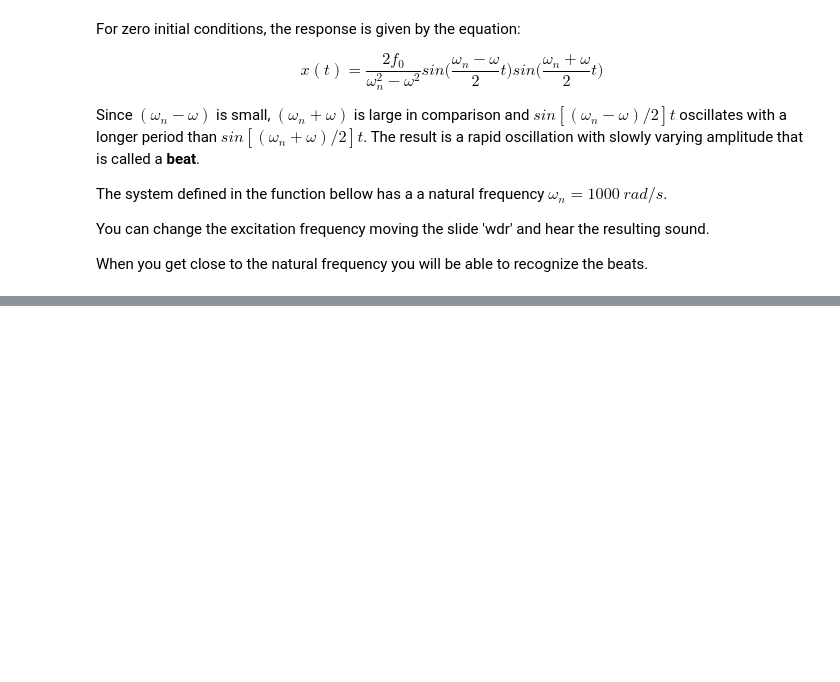
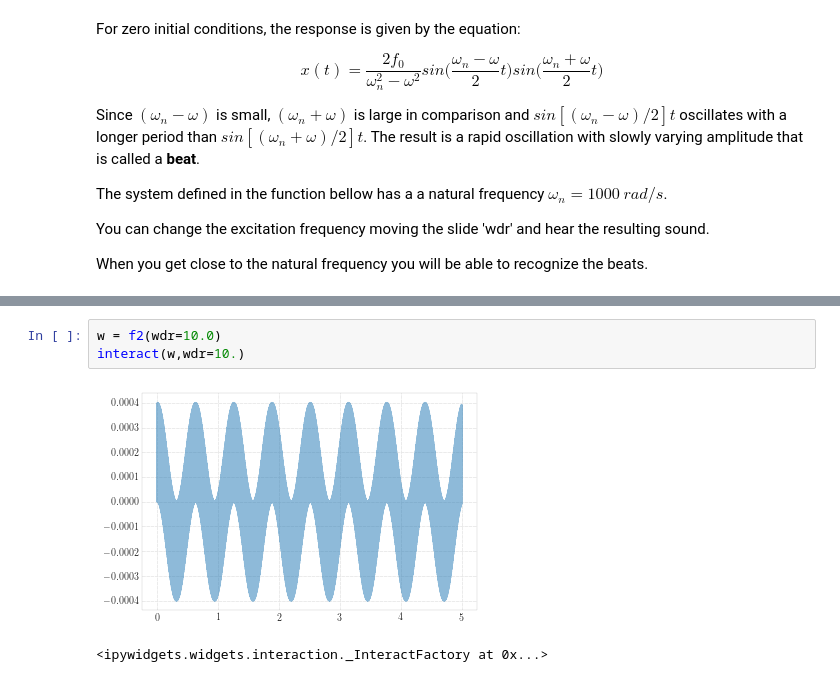
Before and after one commit to vibrationtoolbox/vibration_toolbox, a Jupyter notebook: docs/examples/Beats.ipynb, the cells around one changed output, grey strips where cells are left out. Saved outputs shown, nothing was run; the diff lists cells and outputs as text; blank space fills up the shorter version.

```diff
--- a/docs/examples/Beats.ipynb
+++ b/docs/examples/Beats.ipynb
@@ -37,0 +68,6 @@ display(w);
+# %%
+w = f2(wdr=10.0)
+interact(w,wdr=10.)
+# %% [output]
+[figure, added]
+<ipywidgets.widgets.interaction._InteractFactory at 0x...>
```
Also changed, not shown: parts of 7 cells of this notebook, 5 other files.
